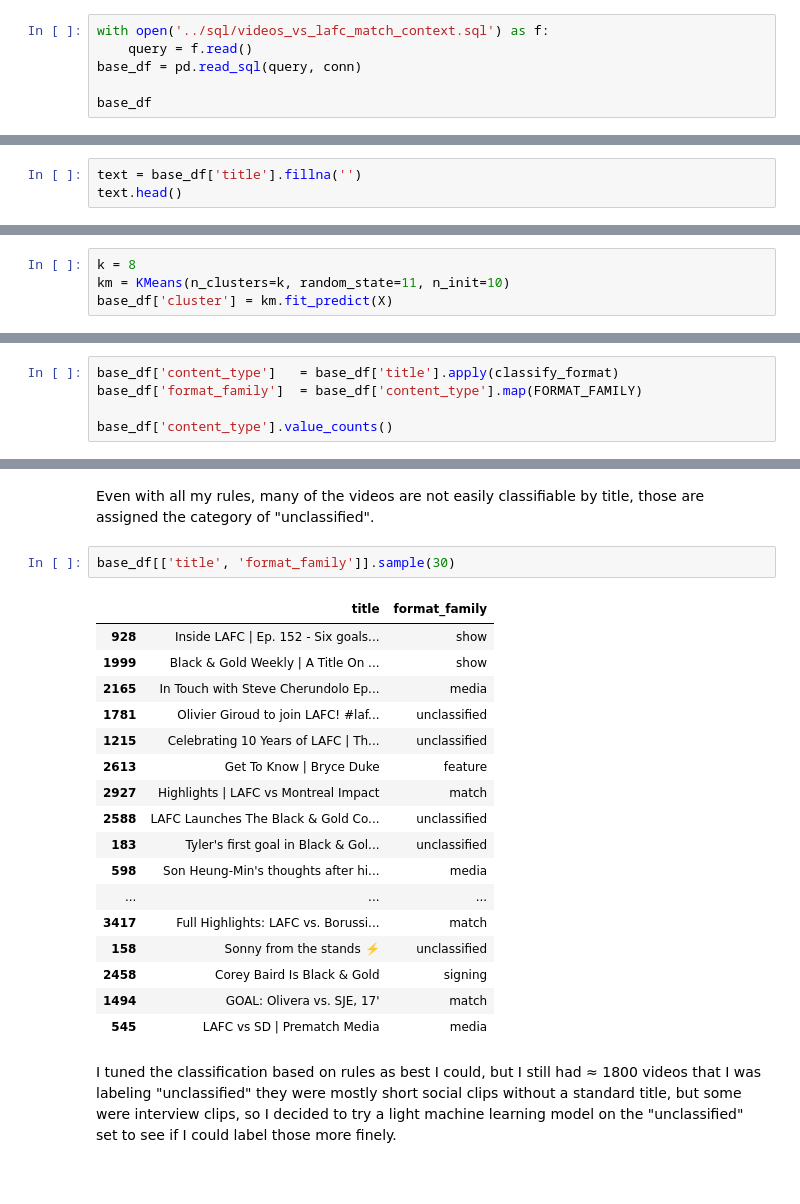
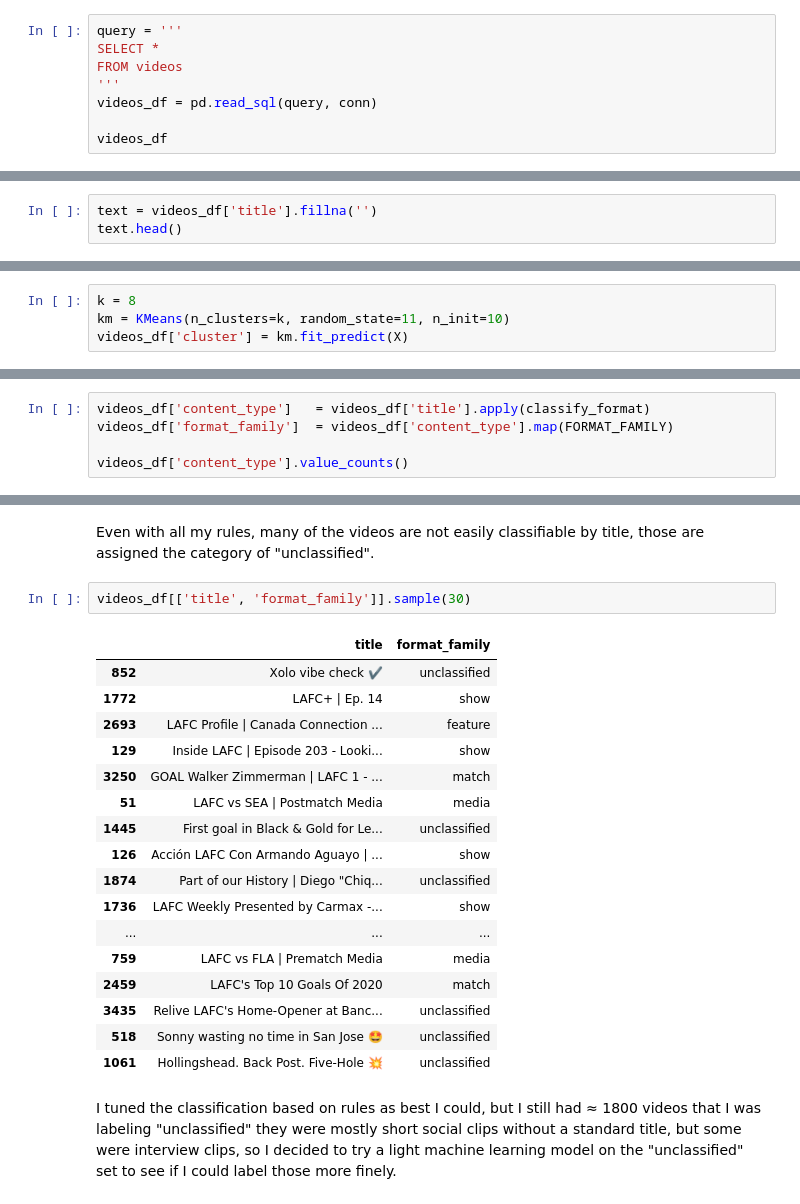
Before and after one commit to great-wave/lafc_content, a Jupyter notebook: notebooks/classification_without_join.ipynb, the cells around one changed output, grey strips where cells are left out. Saved outputs shown, nothing was run; the diff lists cells and outputs as text.

```diff
--- a/notebooks/classification_without_join.ipynb
+++ b/notebooks/classification_without_join.ipynb
@@ -10,9 +10,11 @@ conn = sqlite3.connect('../data/lafc_content.db')
 # %% [markdown]
 Open the stored SQL query with combined video vs lafc match context table, and pull it into the base_df dataframe.
 # %%
-with open('../sql/videos_vs_lafc_match_context.sql') as f:
-    query = f.read()
-base_df = pd.read_sql(query, conn)
+query = '''
+SELECT *
+FROM videos
+'''
+videos_df = pd.read_sql(query, conn)
 
-base_df
+videos_df
 # %% [output]
@@ -37,7 +39,7 @@ from sklearn.cluster import KMeans
 # %% [markdown]
 Create a series of titles from the base data frame, I'm ignoring the description because it's repeated across different types of videos, and biases clustering.
 # %%
-text = base_df['title'].fillna('')
+text = videos_df['title'].fillna('')
 text.head()
 # %% [output]
 0           Inside LAFC | Episode 211 - A Strong Start
@@ -67,7 +69,7 @@ Create the kmeans model and assign each video a cluster.
 # %%
 k = 8
 km = KMeans(n_clusters=k, random_state=11, n_init=10)
-base_df['cluster'] = km.fit_predict(X)
+videos_df['cluster'] = km.fit_predict(X)
 # %% [markdown]
 Examining the clusters:
 # %%
@@ -204,9 +206,9 @@ FORMAT_FAMILY = {
 # %% [markdown]
 Apply the classify function, and map the format family, to two new columns in the base_df, then count them:
 # %%
-base_df['content_type']   = base_df['title'].apply(classify_format)
-base_df['format_family']  = base_df['content_type'].map(FORMAT_FAMILY)
+videos_df['content_type']   = videos_df['title'].apply(classify_format)
+videos_df['format_family']  = videos_df['content_type'].map(FORMAT_FAMILY)
 
-base_df['content_type'].value_counts()
+videos_df['content_type'].value_counts()
 # %% [output]
 content_type
@@ -229,25 +231,25 @@ Name: count, dtype: int64
 # %% [markdown]
 Even with all my rules, many of the videos are not easily classifiable by title, those are assigned the category of "unclassified".
 # %%
-base_df[['title', 'format_family']].sample(30)
+videos_df[['title', 'format_family']].sample(30)
 # %% [output]
 |  | title | format_family |
-| 928 | Inside LAFC | Ep. 152 - Six goals... | show |
-| 1999 | Black & Gold Weekly | A Title On ... | show |
-| 2165 | In Touch with Steve Cherundolo Ep... | media |
-| 1781 | Olivier Giroud to join LAFC! #laf... | unclassified |
-| 1215 | Celebrating 10 Years of LAFC | Th... | unclassified |
-| 2613 | Get To Know | Bryce Duke | feature |
-| 2927 | Highlights | LAFC vs Montreal Impact | match |
-| 2588 | LAFC Launches The Black & Gold Co... | unclassified |
-| 183 | Tyler's first goal in Black & Gol... | unclassified |
-| 598 | Son Heung-Min's thoughts after hi... | media |
+| 852 | Xolo vibe check ✔️ | unclassified |
+| 1772 | LAFC+ | Ep. 14 | show |
+| 2693 | LAFC Profile | Canada Connection ... | feature |
+| 129 | Inside LAFC | Episode 203 - Looki... | show |
+| 3250 | GOAL Walker Zimmerman | LAFC 1 - ... | match |
+| 51 | LAFC vs SEA | Postmatch Media | media |
+| 1445 | First goal in Black & Gold for Le... | unclassified |
+| 126 | Acción LAFC Con Armando Aguayo | ... | show |
+| 1874 | Part of our History | Diego "Chiq... | unclassified |
+| 1736 | LAFC Weekly Presented by Carmax -... | show |
 | ... | ... | ... |
-| 3417 | Full Highlights: LAFC vs. Borussi... | match |
-| 158 | Sonny from the stands ⚡️ | unclassified |
-| 2458 | Corey Baird Is Black & Gold | signing |
-| 1494 | GOAL: Olivera vs. SJE, 17' | match |
-| 545 | LAFC vs SD | Prematch Media | media |
+| 759 | LAFC vs FLA | Prematch Media | media |
+| 2459 | LAFC's Top 10 Goals Of 2020 | match |
+| 3435 | Relive LAFC's Home-Opener at Banc... | unclassified |
+| 518 | Sonny wasting no time in San Jose 🤩 | unclassified |
+| 1061 | Hollingshead. Back Post. Five-Hole 💥 | unclassified |
 # %% [markdown]
 I tuned the classification based on rules as best I could, but I still had ≈ 1800 videos that I was labeling "unclassified" they were mostly short social clips without a standard title, but some were interview clips, so I decided to try a light machine learning model on the "unclassified" set to see if I could label those more finely.
 # %%
```
Also changed, not shown: parts of 18 cells of this notebook, 3 other files.
